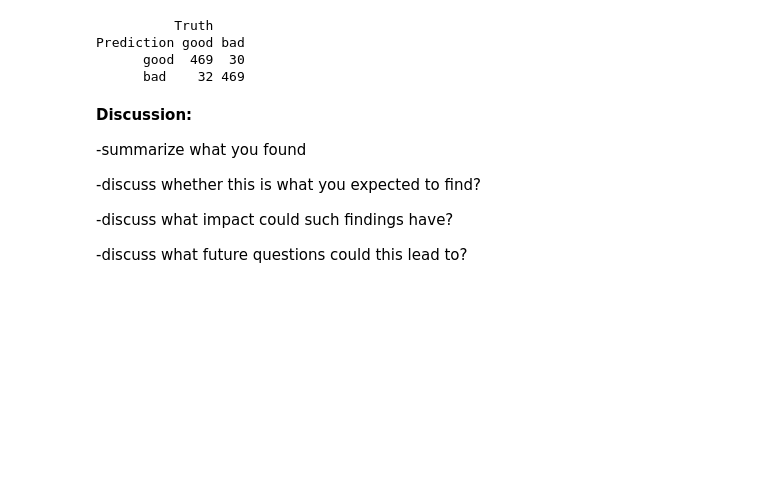
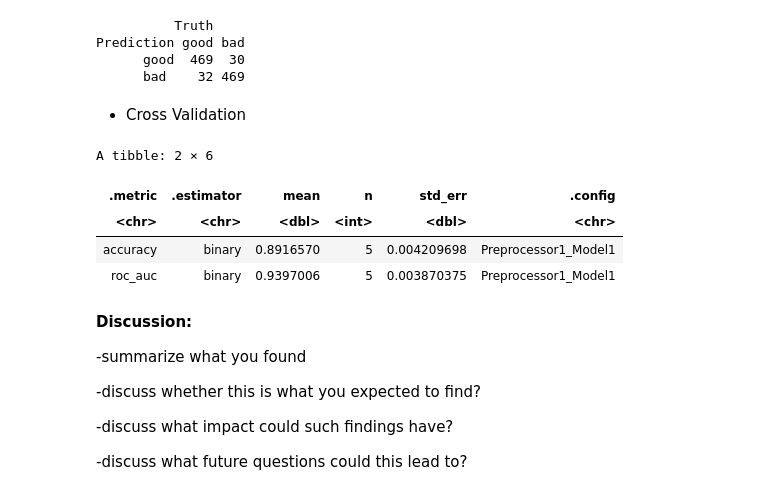
Before and after one commit to Dana-Te/DSCI100-Group-41, a Jupyter notebook: Group_Project_Report.ipynb, the cells around one changed output. Saved outputs shown, nothing was run; the diff lists cells and outputs as text; code cells hidden in the pictures; blank space fills up the shorter version.

Commit message:
Added cross validation workflow

```diff
--- a/Group_Project_Report.ipynb
+++ b/Group_Project_Report.ipynb
@@ -228,6 +228,24 @@ A tibble: 2 × 3
 Prediction good bad
       good  469  30
       bad    32 469
+# %% [markdown]
+- Cross Validation
+# %%
+apple_vfold<- vfold_cv(apple_train, v = 5, strata = Quality)
+
+apple_resample_fit<- workflow() |>
+       add_recipe(apple_recipe) |>
+       add_model(knn_spec) |>
+       fit_resamples(resamples = apple_vfold)
+
+apple_metrics<-collect_metrics(apple_resample_fit)
+apple_metrics
+# %% [output]
+A tibble: 2 × 6
+| .metric | .estimator | mean | n | std_err | .config |
+| <chr> | <chr> | <dbl> | <int> | <dbl> | <chr> |
+| accuracy | binary | 0.8916570 | 5 | 0.004209698 | Preprocessor1_Model1 |
+| roc_auc | binary | 0.9397006 | 5 | 0.003870375 | Preprocessor1_Model1 |
 # %% [markdown]
 **Discussion:**
 
```
